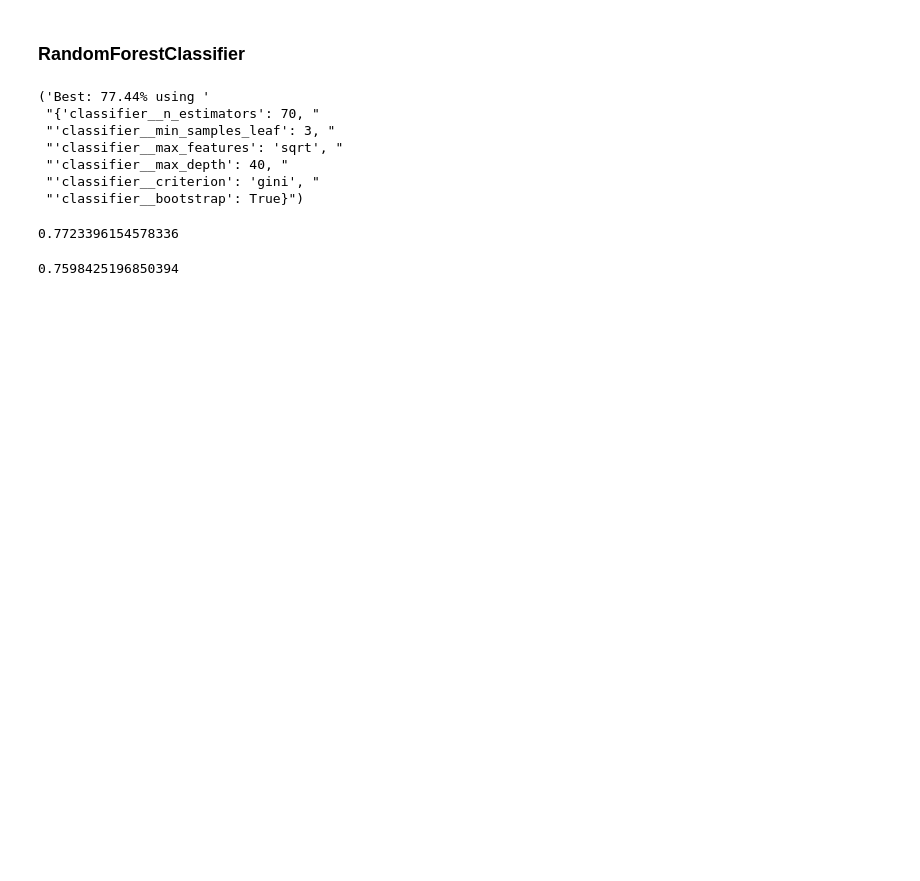
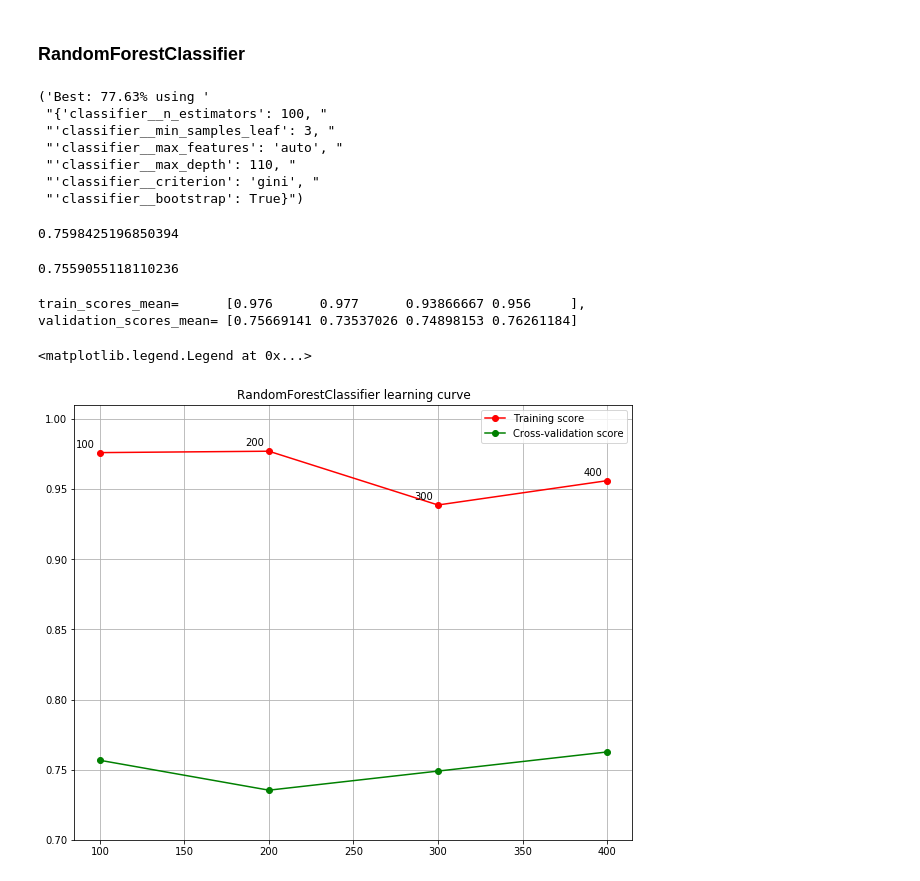
Before and after one commit to SosnovschenkoR/ml-tasks, a Jupyter notebook: hyperparams_optimization_v2.ipynb, the cells around one changed output. Saved outputs shown, nothing was run; the diff lists cells and outputs as text; code cells hidden in the pictures; blank space fills up the shorter version.

```diff
--- a/hyperparams_optimization_v2.ipynb
+++ b/hyperparams_optimization_v2.ipynb
@@ -200,26 +196,61 @@ param_grid = {'classifier__max_depth':        [int(x) for x in np.linspace(10, 1
 
 steps = [('normalizer', StandardScaler()), ('classifier', RandomForestClassifier())]
 pipe = Pipeline(steps)
-grid = RandomizedSearchCV(estimator=pipe, param_distributions=param_grid, cv=3, n_jobs=-1, random_state=42)
+grid = RandomizedSearchCV(estimator=pipe, param_distributions=param_grid, cv=5, n_jobs=-1, random_state=42)
 
 grid_result = grid.fit(X_train, y_train)
 # Summarize results
 pprint.pprint("Best: %.2f%% using %s" % (grid_result.best_score_ * 100, grid_result.best_params_), width=40)
 # %% [output]
-('Best: 77.44% using '
- "{'classifier__n_estimators': 70, "
+('Best: 77.63% using '
+ "{'classifier__n_estimators': 100, "
  "'classifier__min_samples_leaf': 3, "
- "'classifier__max_features': 'sqrt', "
- "'classifier__max_depth': 40, "
+ "'classifier__max_features': 'auto', "
+ "'classifier__max_depth': 110, "
  "'classifier__criterion': 'gini', "
  "'classifier__bootstrap': True}")
-# %%
-score = cross_val_score(grid, X_train, y_train, cv=5)
-score.mean()
-# %% [output]
-0.7723396154578336
 # %%
 y_pred = grid.predict(X_test)
 grid.score(X_test, y_test)
 # %% [output]
 0.7598425196850394
+# %%
+#clf = RandomForestClassifier(n_estimators=100, min_samples_leaf=2, max_features='auto', max_depth=30,
+#                            criterion='entropy', bootstrap=False)
+clf = RandomForestClassifier()
+steps = [('normalizer', StandardScaler()), ('classifier', clf)]
+pipe = Pipeline(steps)
+pipe.fit(X_train, y_train)
+pipe.score(X_test, y_test)
+# %% [output]
+0.7559055118110236
+# %%
+from sklearn.model_selection import learning_curve
+train_sizes, train_scores, validation_scores = learning_curve(estimator=grid, X=X_train, y=y_train,
+                                                              train_sizes=[100, 200, 300, 400], cv=5,
+                                                              n_jobs=5, shuffle=True)
+
+train_scores_mean = train_scores.mean(axis = 1)
+validation_scores_mean = validation_scores.mean(axis = 1)
+print('train_scores_mean=\t{},\nvalidation_scores_mean=\t{}'.format(train_scores_mean, validation_scores_mean))
+# %% [output]
+train_scores_mean=      [0.976      0.977      0.93866667 0.956     ],
+validation_scores_mean= [0.75669141 0.73537026 0.74898153 0.76261184]
+# %%
+import matplotlib.pyplot as plt
+
+fig, ax = plt.subplots(figsize=(10, 8))
+ylim = (0.7, 1.01)
+ax.set_ylim(*ylim)
+ax.set_title('RandomForestClassifier learning curve')
+ax.grid(True)
+ax.plot(train_sizes, train_scores_mean, 'o-', color="r", label="Training score")
+ax.plot(train_sizes, validation_scores_mean, 'o-', color="g", label="Cross-validation score")
+for lx, ly in zip(train_sizes, train_scores_mean):
+    # Annotate the points 5 _points_ above and to the left of the vertex
+    ax.annotate('{}'.format(lx), xy=(lx,ly), xytext=(-5, 5), ha='right', textcoords='offset points')
+
+ax.legend(loc="best")
+# %% [output]
+<matplotlib.legend.Legend at 0x...>
+[figure, added]
```
Also changed, not shown: parts of 13 cells of this notebook, 1 other file.
